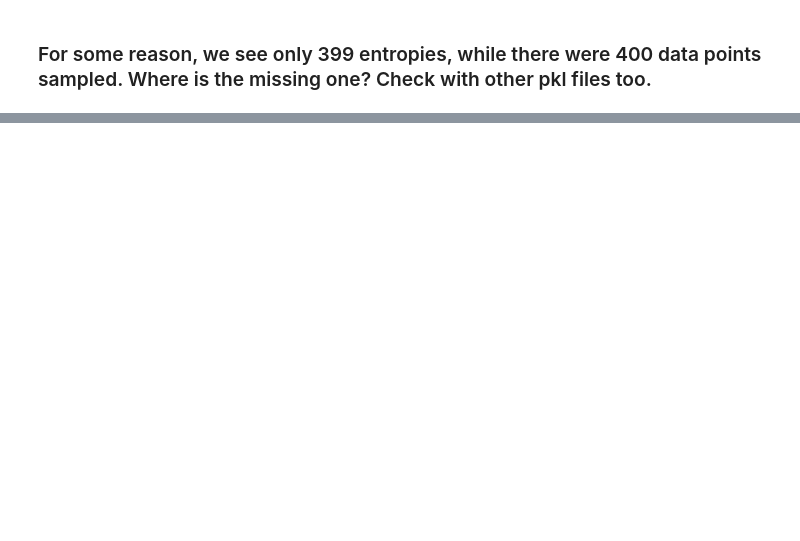
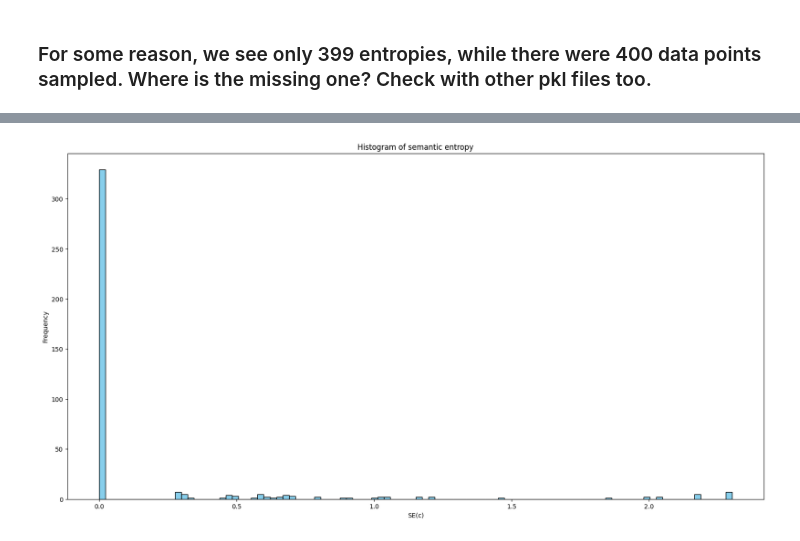
Before and after one commit to theflyingrahul/semantic_uncertainty, a Jupyter notebook: notebooks/read_results.ipynb, the cells around one changed output, grey strips where cells are left out. Drawn from its saved outputs; the diff is of its cells as text; code cells hidden in the pictures; blank space fills up the shorter version.

```diff
--- a/notebooks/read_results.ipynb
+++ b/notebooks/read_results.ipynb
@@ -57,0 +103,10 @@ len(data['uncertainty_measures']['regular_entropy'])
+# %%
+negative_counts = (semantic_entropies < 0).sum()
+print(negative_counts)
+
+ranges = semantic_entropies.apply(lambda col: (col.min(), col.max()))
+display(ranges)
+
+semantic_entropies[semantic_entropies < 0] = 0
+negative_counts = (semantic_entropies < 0).sum()
+print(negative_counts)
@@ -57,0 +133,16 @@ len(data['uncertainty_measures']['regular_entropy'])
+# %%
+# histogram of semantic entropy
+plt.figure(figsize=(20, 10))
+
+
+plt.hist(semantic_entropies['mistral_llama_t0.1'], bins=100, color='skyblue', edgecolor='black')
+
+# Add titles and labels
+plt.title('Histogram of semantic entropy')
+plt.xlabel('SE(c)')
+plt.ylabel('Frequency')
+
+# Display the plot
+plt.show()
+# %% [output]
+[figure, added]
```
Also changed, not shown: parts of 8 cells of this notebook, 3 other files.
